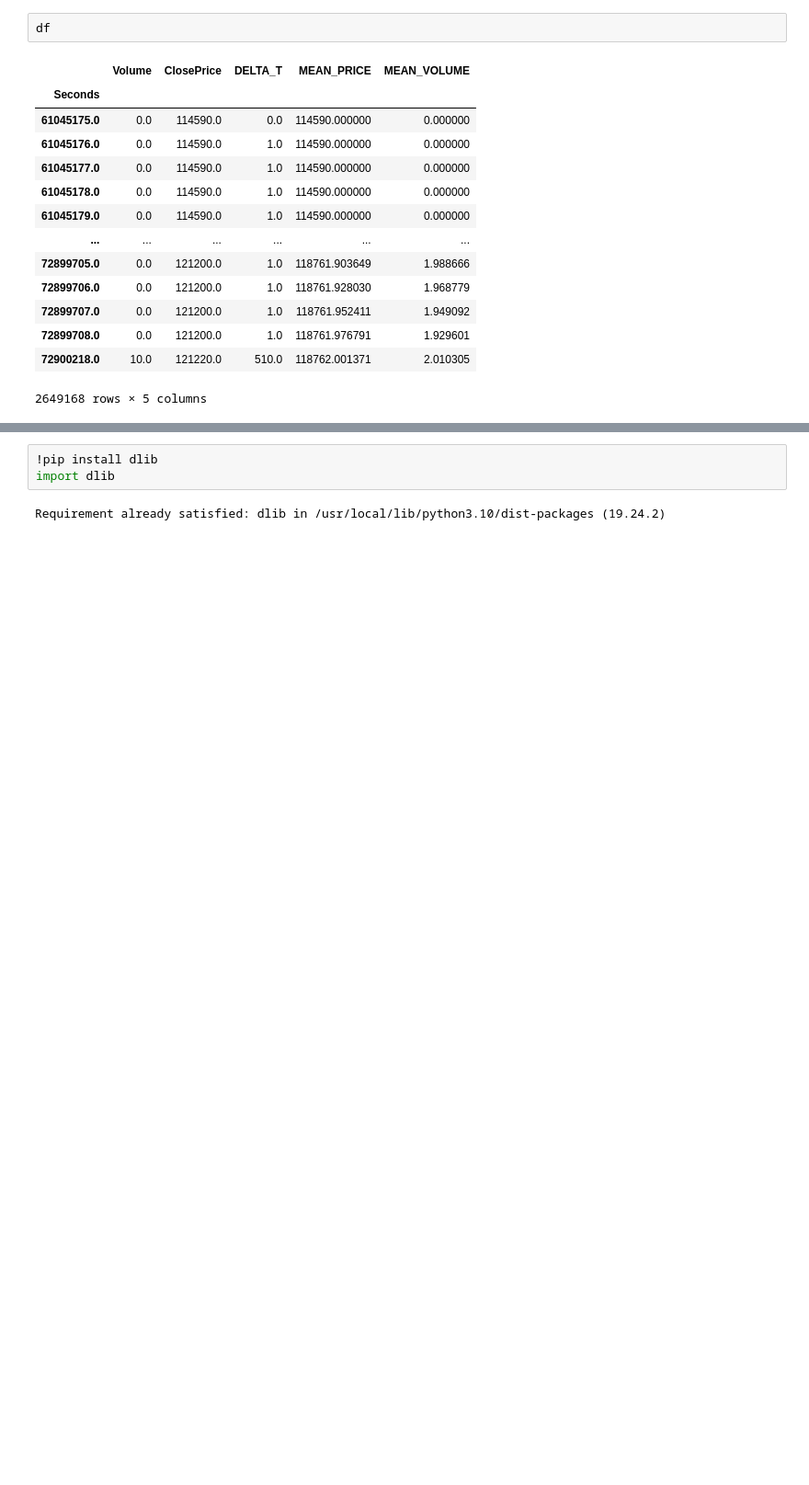
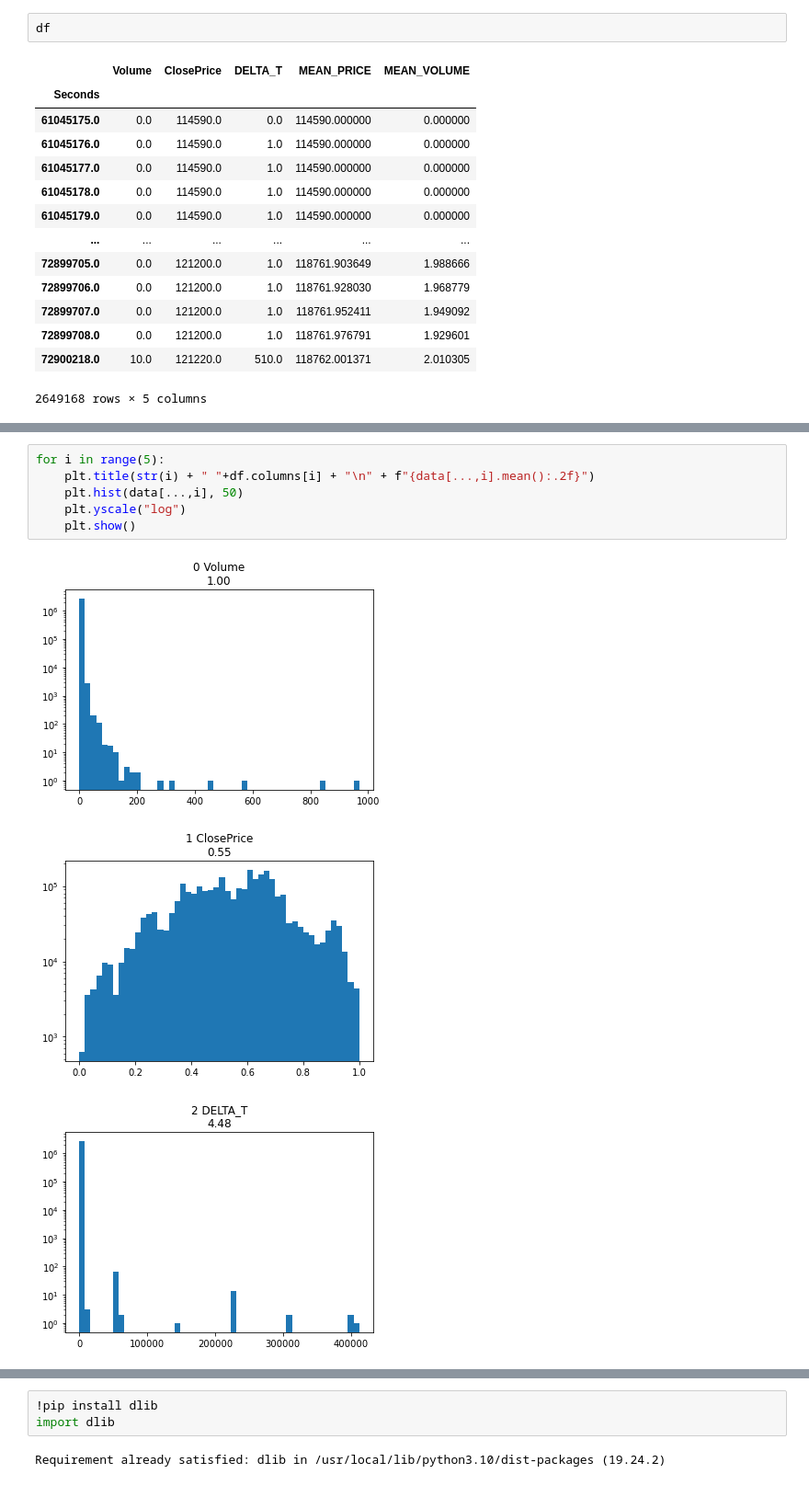
Before and after one commit to mfilipak/FILIPAK-DATA-SCIENCE, a Jupyter notebook: DIA7.ipynb, the cells around one changed output, grey strips where cells are left out. Shown: that part at 92% size. Saved outputs shown, nothing was run; the diff lists cells and outputs as text; blank space fills up the shorter version.

```diff
--- a/DIA7.ipynb
+++ b/DIA7.ipynb
@@ -124,0 +172,10 @@ df
+# %%
+for i in range(5):
+    plt.title(str(i) + " "+df.columns[i] + "\n" + f"{data[...,i].mean():.2f}")
+    plt.hist(data[...,i], 50)
+    plt.yscale("log")
+    plt.show()
+# %% [output]
+[figure, added]
+[figure, added]
+[figure, added]
```
Also changed, not shown: parts of 34 cells of this notebook.
